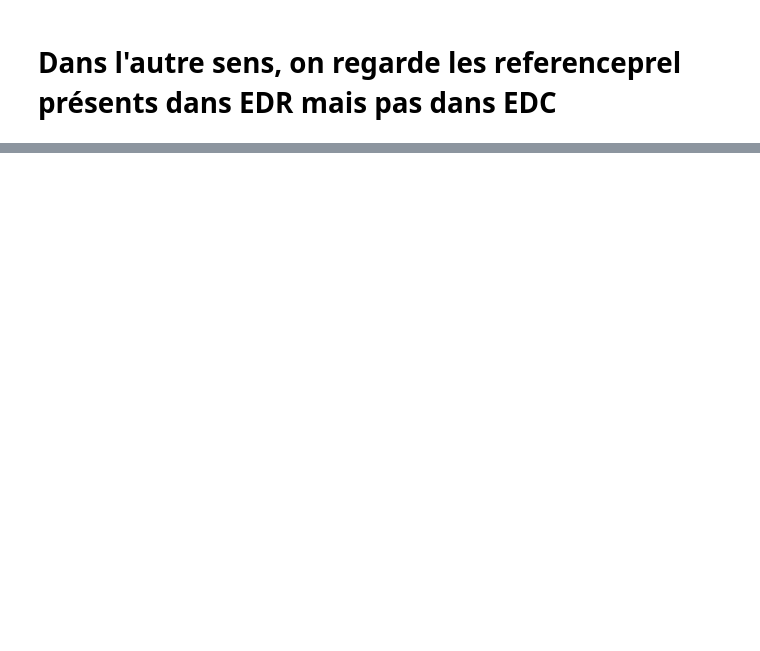
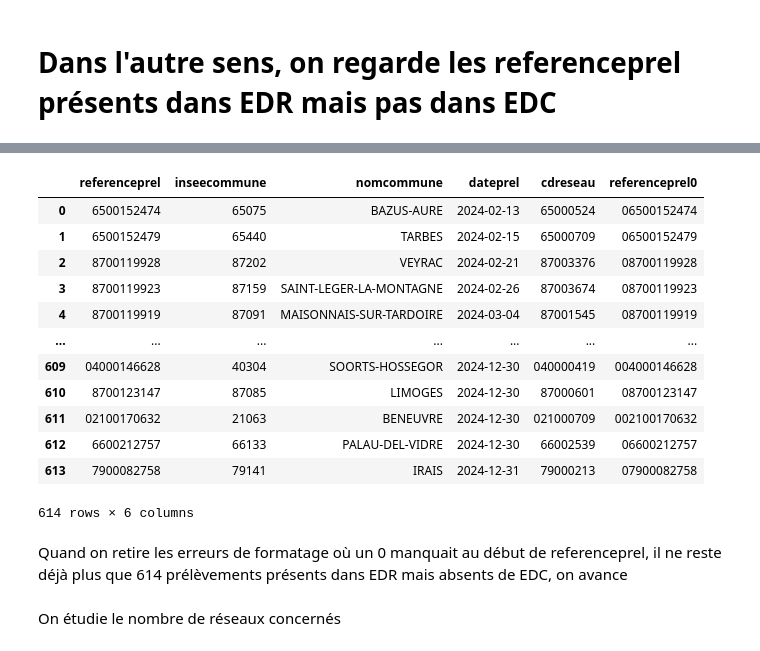
Before and after one commit to dataforgoodfr/13_pollution_eau, a Jupyter notebook: analytics/notebooks/verifedredc.ipynb, the cells around one changed output, grey strips where cells are left out. Cells and saved outputs as stored; diff of their text form; code cells hidden in the pictures; blank space fills up the shorter version.

```diff
--- a/analytics/notebooks/verifedredc.ipynb
+++ b/analytics/notebooks/verifedredc.ipynb
@@ -206,0 +202,32 @@ comp4
+# %%
+query_comp5 = """
+SELECT edr_avec0.*
+FROM edr_avec0
+WHERE
+    (edr_avec0.referenceprel NOT IN (SELECT DISTINCT edc.referenceprel FROM edc))
+    AND
+    (edr_avec0.referenceprel0 NOT IN (SELECT DISTINCT edc.referenceprel FROM edc))
+"""
+
+comp5 = con.sql(query_comp5)
+comp5 = comp5.df()
+# %%
+comp5
+# %% [output]
+|  | referenceprel | inseecommune | nomcommune | dateprel | cdreseau | referenceprel0 |
+| 0 | 6500152474 | 65075 | BAZUS-AURE | 2024-02-13 | 65000524 | 06500152474 |
+| 1 | 6500152479 | 65440 | TARBES | 2024-02-15 | 65000709 | 06500152479 |
+| 2 | 8700119928 | 87202 | VEYRAC | 2024-02-21 | 87003376 | 08700119928 |
+| 3 | 8700119923 | 87159 | SAINT-LEGER-LA-MONTAGNE | 2024-02-26 | 87003674 | 08700119923 |
+| 4 | 8700119919 | 87091 | MAISONNAIS-SUR-TARDOIRE | 2024-03-04 | 87001545 | 08700119919 |
+| ... | ... | ... | ... | ... | ... | ... |
+| 609 | 04000146628 | 40304 | SOORTS-HOSSEGOR | 2024-12-30 | 040000419 | 004000146628 |
+| 610 | 8700123147 | 87085 | LIMOGES | 2024-12-30 | 87000601 | 08700123147 |
+| 611 | 02100170632 | 21063 | BENEUVRE | 2024-12-30 | 021000709 | 002100170632 |
+| 612 | 6600212757 | 66133 | PALAU-DEL-VIDRE | 2024-12-30 | 66002539 | 06600212757 |
+| 613 | 7900082758 | 79141 | IRAIS | 2024-12-31 | 79000213 | 07900082758 |
+614 rows × 6 columns
+# %% [markdown]
+Quand on retire les erreurs de formatage où un 0 manquait au début de referenceprel, il ne reste déjà plus que 614 prélèvements présents dans EDR mais absents de EDC, on avance
+# %% [markdown]
+On étudie le nombre de réseaux concernés
```
Also changed, not shown: parts of 34 cells of this notebook.
